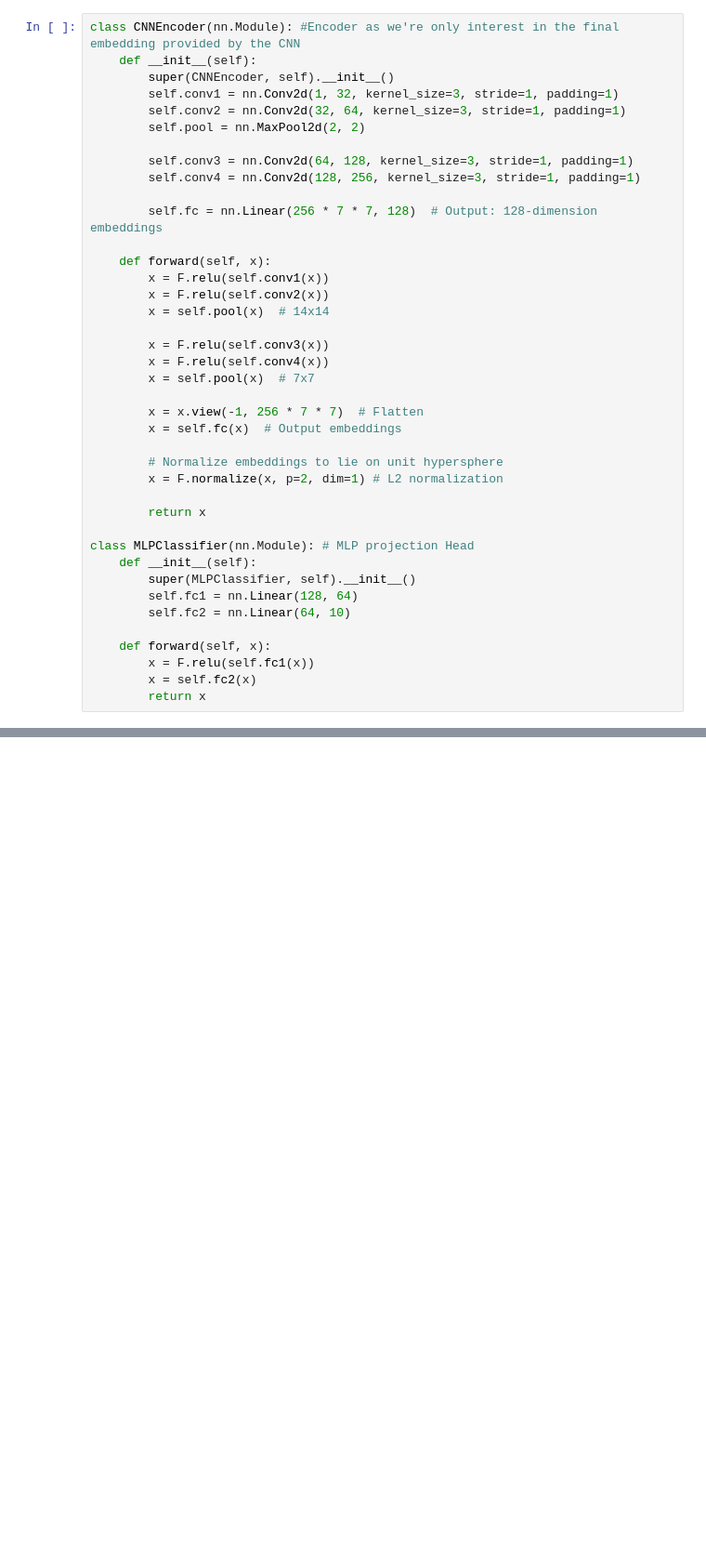
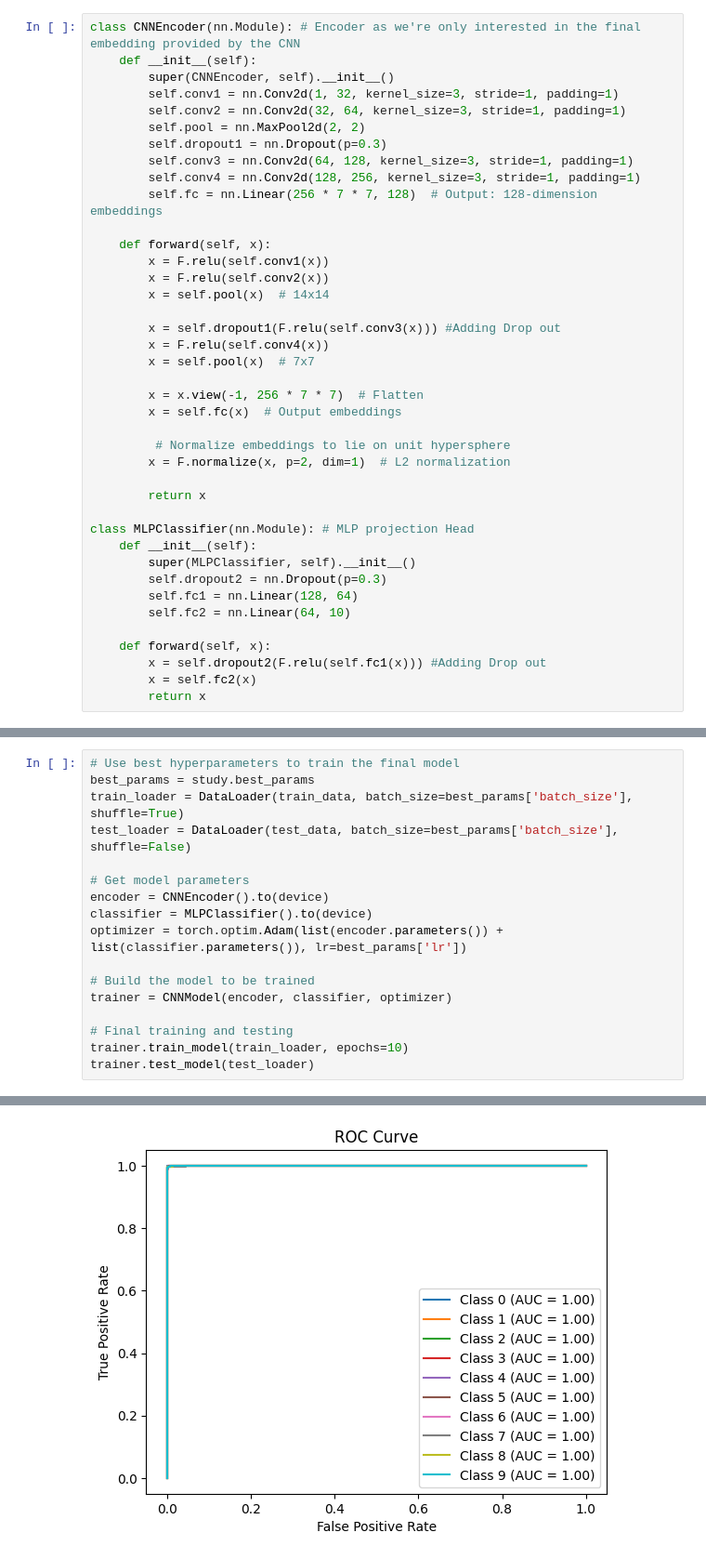
Before and after one commit to oseNATiO/Project, a Jupyter notebook: CNNModelLoss.ipynb, the cells around one changed output, grey strips where cells are left out. Shown at 93% size. Cells and saved outputs as stored; diff of their text form; blank space fills up the shorter version.

```diff
--- a/CNNModelLoss.ipynb
+++ b/CNNModelLoss.ipynb
@@ -37,16 +42,15 @@ train_data, val_data = random_split(full_train_data, [train_size, val_size])
 
 device = torch.device("cuda" if torch.cuda.is_available() else "cpu")
 # %%
-class CNNEncoder(nn.Module): #Encoder as we're only interest in the final embedding provided by the CNN
+class CNNEncoder(nn.Module): # Encoder as we're only interested in the final embedding provided by the CNN
     def __init__(self):
         super(CNNEncoder, self).__init__()
         self.conv1 = nn.Conv2d(1, 32, kernel_size=3, stride=1, padding=1)
         self.conv2 = nn.Conv2d(32, 64, kernel_size=3, stride=1, padding=1)
         self.pool = nn.MaxPool2d(2, 2)
-
+        self.dropout1 = nn.Dropout(p=0.3)
         self.conv3 = nn.Conv2d(64, 128, kernel_size=3, stride=1, padding=1)
         self.conv4 = nn.Conv2d(128, 256, kernel_size=3, stride=1, padding=1)
-
         self.fc = nn.Linear(256 * 7 * 7, 128)  # Output: 128-dimension embeddings
 
     def forward(self, x):
@@ -54,26 +58,27 @@ class CNNEncoder(nn.Module): #Encoder as we're only interest in the final embedd
         x = F.relu(self.conv2(x))
         x = self.pool(x)  # 14x14
 
-        x = F.relu(self.conv3(x))
+        x = self.dropout1(F.relu(self.conv3(x))) #Adding Drop out
         x = F.relu(self.conv4(x))
         x = self.pool(x)  # 7x7
 
         x = x.view(-1, 256 * 7 * 7)  # Flatten
         x = self.fc(x)  # Output embeddings
 
-        # Normalize embeddings to lie on unit hypersphere
-        x = F.normalize(x, p=2, dim=1) # L2 normalization
+         # Normalize embeddings to lie on unit hypersphere
+        x = F.normalize(x, p=2, dim=1)  # L2 normalization
 
         return x
 
 class MLPClassifier(nn.Module): # MLP projection Head
     def __init__(self):
         super(MLPClassifier, self).__init__()
+        self.dropout2 = nn.Dropout(p=0.3)
         self.fc1 = nn.Linear(128, 64)
         self.fc2 = nn.Linear(64, 10)
 
     def forward(self, x):
-        x = F.relu(self.fc1(x))
+        x = self.dropout2(F.relu(self.fc1(x))) #Adding Drop out
         x = self.fc2(x)
         return x
 # %%
@@ -195,0 +325,18 @@ Best hyperparameters:  {'lr': 0.0009342924619966188, 'batch_size': 80}
+# %%
+# Use best hyperparameters to train the final model
+best_params = study.best_params
+train_loader = DataLoader(train_data, batch_size=best_params['batch_size'], shuffle=True)
+test_loader = DataLoader(test_data, batch_size=best_params['batch_size'], shuffle=False)
+
+# Get model parameters
+encoder = CNNEncoder().to(device)
+classifier = MLPClassifier().to(device)
+optimizer = torch.optim.Adam(list(encoder.parameters()) + list(classifier.parameters()), lr=best_params['lr'])
+
+# Build the model to be trained
+trainer = CNNModel(encoder, classifier, optimizer)
+
+# Final training and testing
+trainer.train_model(train_loader, epochs=10)
+trainer.test_model(test_loader)
+# %% [output]
@@ -195,0 +360 @@ Best hyperparameters:  {'lr': 0.0009342924619966188, 'batch_size': 80}
+[figure, added]
```
Also changed, not shown: parts of 7 cells of this notebook.
